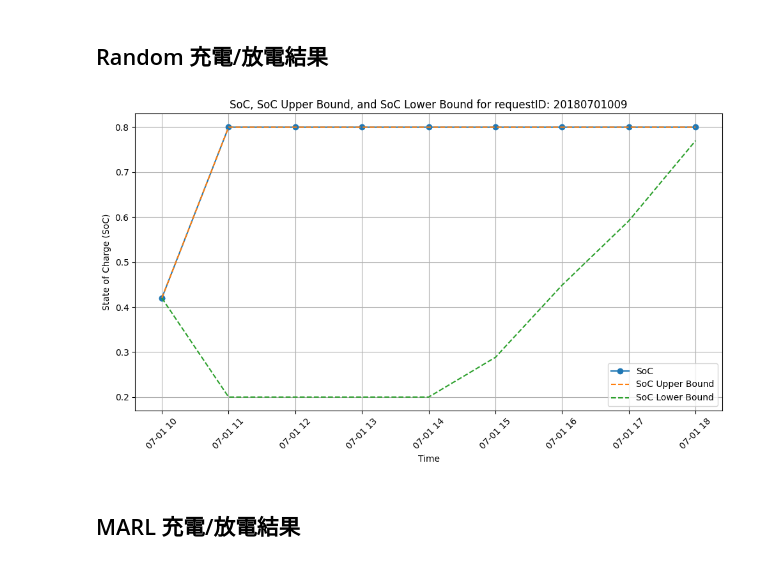
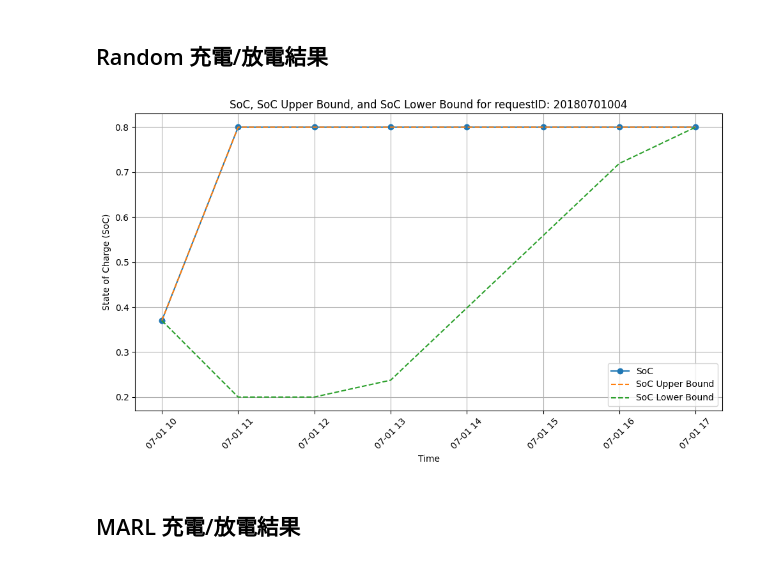
Before and after one commit to carlwang49/MY_WORK, a Jupyter notebook: Evaluation.ipynb, the cells around one changed output. Cells and saved outputs as stored; diff of their text form; code cells hidden in the pictures.

```diff
--- a/Evaluation.ipynb
+++ b/Evaluation.ipynb
@@ -10,35 +10,35 @@ import seaborn as sns
 # %%
 # Read the CSV file
 file_path = './Result/Unschedule/1/soc_history.csv'
 data = pd.read_csv(file_path)
 
 # Convert 'current_time' to datetime
 data['current_time'] = pd.to_datetime(data['current_time'])
 
 # Function to plot SoC, SoC_upper_bound, and SoC_lower_bound for a given requestID
 def plot_soc_for_requestID(requestID):
     filtered_data = data[data['requestID'] == requestID]
 
     plt.figure(figsize=(10, 6))
 
     plt.plot(filtered_data['current_time'], filtered_data['soc'], label='SoC', marker='o')
     plt.plot(filtered_data['current_time'], filtered_data['SoC_upper_bound'], label='SoC Upper Bound', linestyle='--')
     plt.plot(filtered_data['current_time'], filtered_data['SoC_lower_bound'], label='SoC Lower Bound', linestyle='--')
 
     plt.xlabel('Time')
     plt.ylabel('State of Charge (SoC)')
     plt.title(f'SoC, SoC Upper Bound, and SoC Lower Bound for requestID: {requestID}')
     plt.legend()
     plt.grid(True)
     plt.xticks(rotation=45)
     plt.tight_layout()
 
     plt.show()
 
 # Example usage
-plot_soc_for_requestID(20180701009)  # Replace with the desired requestID
+plot_soc_for_requestID(20180701004)  # Replace with the desired requestID
 # %% [output]
-[figure, old version]
+[figure, new version]
 # %% [markdown]
 ## MARL 充電/放電結果
 # %%
```
Also changed, not shown: parts of 2 cells of this notebook, 6 other files.
